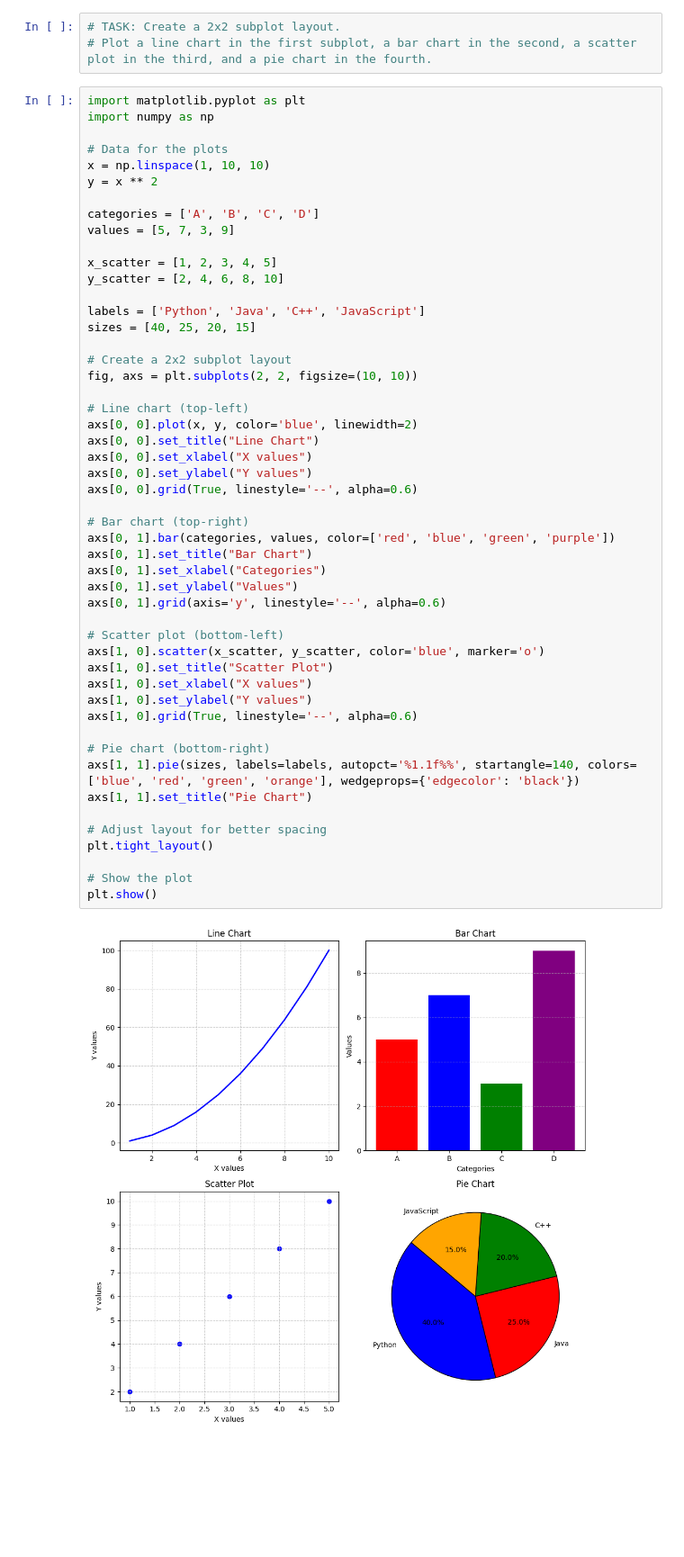
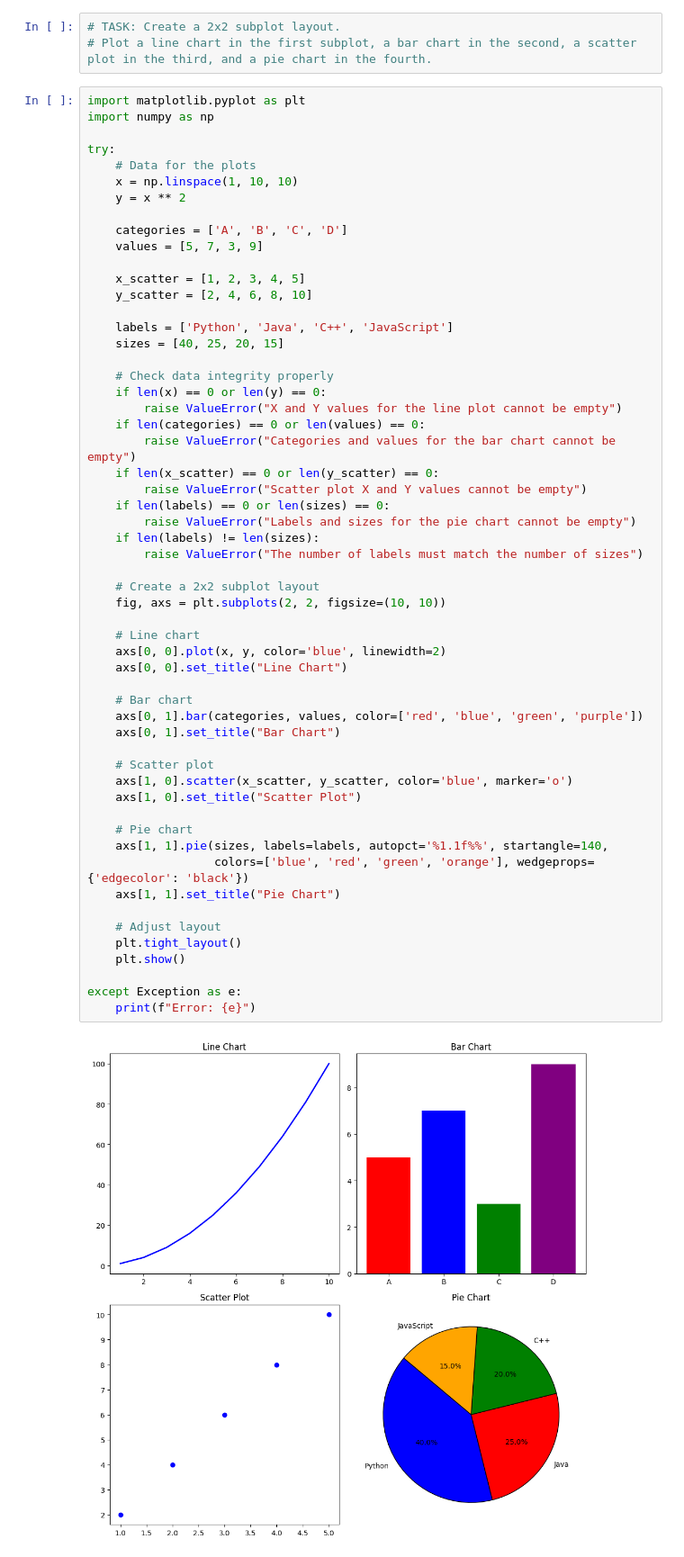
Before and after one commit to mrudula2036/python-jupyter-template, a Jupyter notebook: src/5-subplot.ipynb, the cells around one changed output. Shown at 90% size. Drawn from its saved outputs; the diff is of its cells as text; blank space fills up the shorter version.

```diff
--- a/src/5-subplot.ipynb
+++ b/src/5-subplot.ipynb
@@ -6,52 +6,58 @@
 # %%
 import matplotlib.pyplot as plt
 import numpy as np
 
-# Data for the plots
-x = np.linspace(1, 10, 10)
-y = x ** 2
+try:
+    # Data for the plots
+    x = np.linspace(1, 10, 10)
+    y = x ** 2
 
-categories = ['A', 'B', 'C', 'D']
-values = [5, 7, 3, 9]
+    categories = ['A', 'B', 'C', 'D']
+    values = [5, 7, 3, 9]
 
-x_scatter = [1, 2, 3, 4, 5]
-y_scatter = [2, 4, 6, 8, 10]
+    x_scatter = [1, 2, 3, 4, 5]
+    y_scatter = [2, 4, 6, 8, 10]
 
-labels = ['Python', 'Java', 'C++', 'JavaScript']
-sizes = [40, 25, 20, 15]
+    labels = ['Python', 'Java', 'C++', 'JavaScript']
+    sizes = [40, 25, 20, 15]
 
-# Create a 2x2 subplot layout
-fig, axs = plt.subplots(2, 2, figsize=(10, 10))
+    # Check data integrity properly
+    if len(x) == 0 or len(y) == 0:
+        raise ValueError("X and Y values for the line plot cannot be empty")
+    if len(categories) == 0 or len(values) == 0:
+        raise ValueError("Categories and values for the bar chart cannot be empty")
+    if len(x_scatter) == 0 or len(y_scatter) == 0:
+        raise ValueError("Scatter plot X and Y values cannot be empty")
+    if len(labels) == 0 or len(sizes) == 0:
+        raise ValueError("Labels and sizes for the pie chart cannot be empty")
+    if len(labels) != len(sizes):
+        raise ValueError("The number of labels must match the number of sizes")
 
-# Line chart (top-left)
-axs[0, 0].plot(x, y, color='blue', linewidth=2)
-axs[0, 0].set_title("Line Chart")
-axs[0, 0].set_xlabel("X values")
-axs[0, 0].set_ylabel("Y values")
-axs[0, 0].grid(True, linestyle='--', alpha=0.6)
+    # Create a 2x2 subplot layout
+    fig, axs = plt.subplots(2, 2, figsize=(10, 10))
 
-# Bar chart (top-right)
-axs[0, 1].bar(categories, values, color=['red', 'blue', 'green', 'purple'])
-axs[0, 1].set_title("Bar Chart")
-axs[0, 1].set_xlabel("Categories")
-axs[0, 1].set_ylabel("Values")
-axs[0, 1].grid(axis='y', linestyle='--', alpha=0.6)
+    # Line chart
+    axs[0, 0].plot(x, y, color='blue', linewidth=2)
+    axs[0, 0].set_title("Line Chart")
 
-# Scatter plot (bottom-left)
-axs[1, 0].scatter(x_scatter, y_scatter, color='blue', marker='o')
-axs[1, 0].set_title("Scatter Plot")
-axs[1, 0].set_xlabel("X values")
-axs[1, 0].set_ylabel("Y values")
-axs[1, 0].grid(True, linestyle='--', alpha=0.6)
+    # Bar chart
+    axs[0, 1].bar(categories, values, color=['red', 'blue', 'green', 'purple'])
+    axs[0, 1].set_title("Bar Chart")
 
-# Pie chart (bottom-right)
-axs[1, 1].pie(sizes, labels=labels, autopct='%1.1f%%', startangle=140, colors=['blue', 'red', 'green', 'orange'], wedgeprops={'edgecolor': 'black'})
-axs[1, 1].set_title("Pie Chart")
+    # Scatter plot
+    axs[1, 0].scatter(x_scatter, y_scatter, color='blue', marker='o')
+    axs[1, 0].set_title("Scatter Plot")
 
-# Adjust layout for better spacing
-plt.tight_layout()
+    # Pie chart
+    axs[1, 1].pie(sizes, labels=labels, autopct='%1.1f%%', startangle=140,
+                  colors=['blue', 'red', 'green', 'orange'], wedgeprops={'edgecolor': 'black'})
+    axs[1, 1].set_title("Pie Chart")
 
-# Show the plot
-plt.show()
+    # Adjust layout
+    plt.tight_layout()
+    plt.show()
+
+except Exception as e:
+    print(f"Error: {e}")
 # %% [output]
-[figure, old version]
+[figure, new version]
```
Also changed, not shown: 5 other files.
